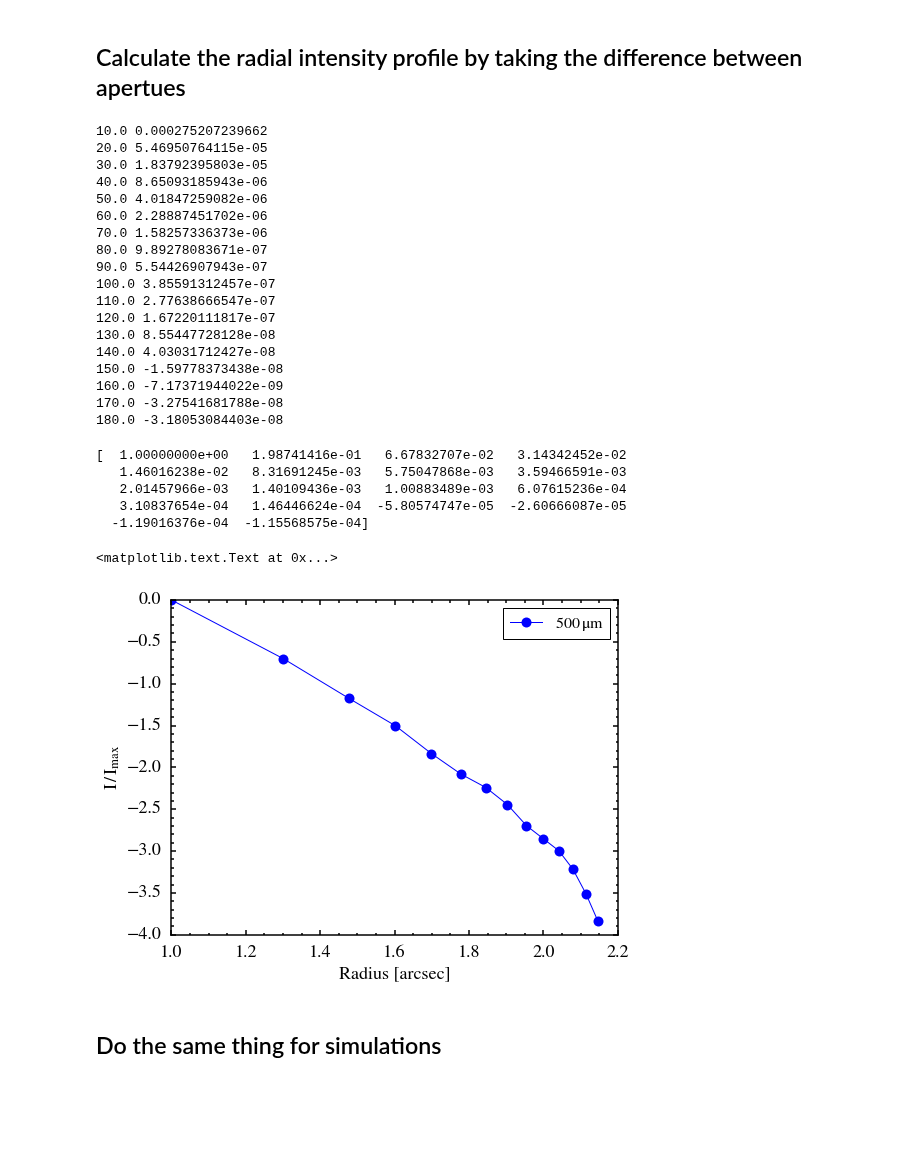
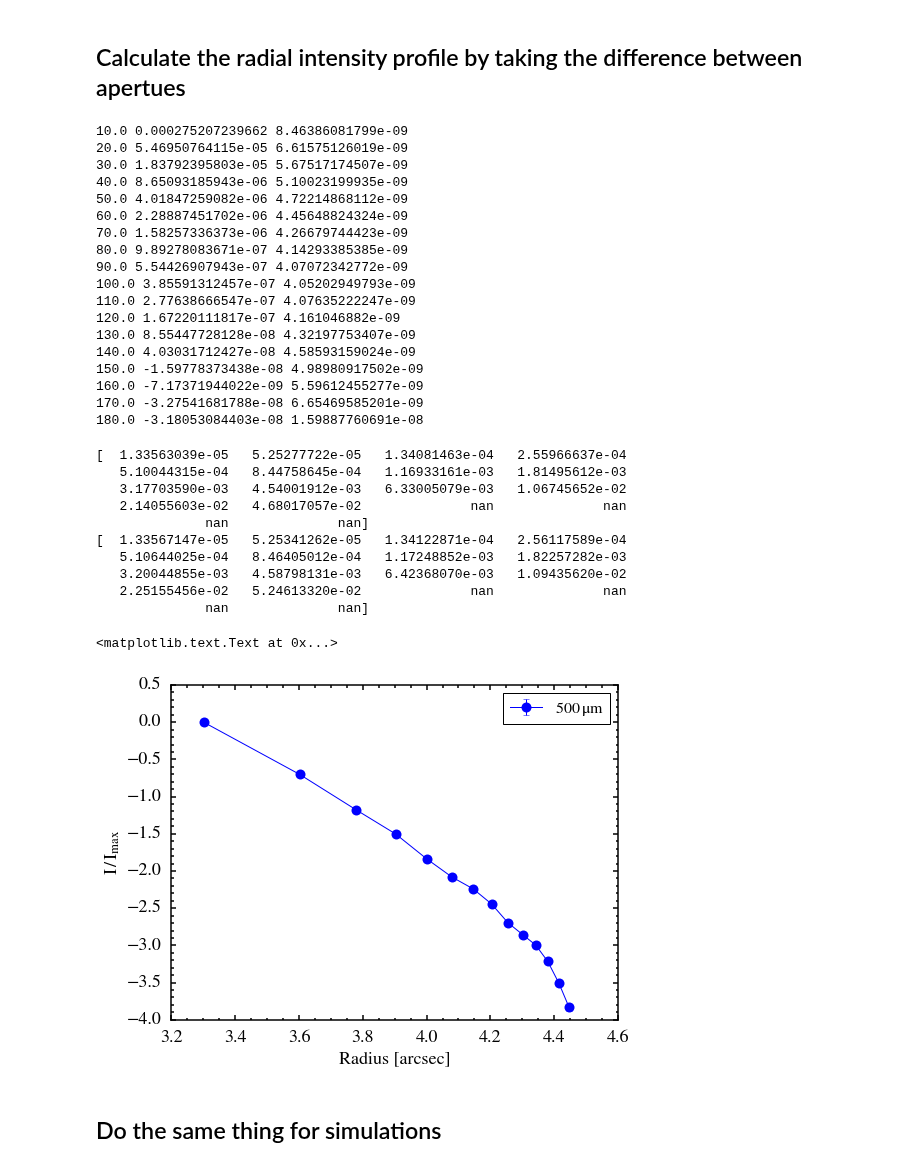
Before and after one commit to yaolun/misc, a Jupyter notebook: azimuthal_avg_image.ipynb, the cells around one changed output. Drawn from its saved outputs; the diff is of its cells as text; code cells hidden in the pictures; blank space fills up the shorter version.

Commit message:
add error bar

```diff
--- a/azimuthal_avg_image.ipynb
+++ b/azimuthal_avg_image.ipynb
@@ -24,6 +24,7 @@ im_hdu = fits.open('/Users/yaolun/bhr71/data/photometry/herschel_photometry/'+
 im_hdu = fits.open('/Users/yaolun/bhr71/data/photometry/herschel_photometry/'+
                '1342224922/level2/HPPPMAPR/hpacs1342224922_20hpppmapr_00_1431606963820.fits')
 im = im_hdu[1].data
+im_err = im_hdu[5].data
 w = wcs.WCS(im_hdu[1].header)
 
 coord = SkyCoord('12 01 36.3 -65 08 53.0', unit=(u.hourangle, u.deg))
@@ -36,57 +37,65 @@ factor = 1e6/4.25e10*abs(im_hdu[1].header['CDELT1']*im_hdu[1].header['CDELT2'])*
 annulus_width = 10
 r = np.arange(10, 200, annulus_width, dtype=float)
 I = np.empty_like(r[:-1])
+I_err = np.empty_like(r[:-1])
 
 # iteration
 for ir in range(len(r)-1):
     aperture = CircularAnnulus((pixcoord[0],pixcoord[1]), r_in=r[ir]/pix2arcsec, r_out=r[ir+1]/pix2arcsec)
 #     print aperture.r_in
-    phot = ap(im, aperture)
+    phot = ap(im, aperture, error=im_err)
     I[ir] = phot['aperture_sum'].data * factor / aperture.area()
-    print r[ir], I[ir]
+    I_err[ir] = phot['aperture_sum_err'].data * factor / aperture.area()
+    print r[ir], I[ir] , I_err[ir]
 # %% [output]
-10.0 0.000275207239662
-20.0 5.46950764115e-05
-30.0 1.83792395803e-05
-40.0 8.65093185943e-06
-50.0 4.01847259082e-06
-60.0 2.28887451702e-06
-70.0 1.58257336373e-06
-80.0 9.89278083671e-07
-90.0 5.54426907943e-07
-100.0 3.85591312457e-07
-110.0 2.77638666547e-07
-120.0 1.67220111817e-07
-130.0 8.55447728128e-08
-140.0 4.03031712427e-08
-150.0 -1.59778373438e-08
-160.0 -7.17371944022e-09
-170.0 -3.27541681788e-08
-180.0 -3.18053084403e-08
+10.0 0.000275207239662 8.46386081799e-09
+20.0 5.46950764115e-05 6.61575126019e-09
+30.0 1.83792395803e-05 5.67517174507e-09
+40.0 8.65093185943e-06 5.10023199935e-09
+50.0 4.01847259082e-06 4.72214868112e-09
+60.0 2.28887451702e-06 4.45648824324e-09
+70.0 1.58257336373e-06 4.26679744423e-09
+80.0 9.89278083671e-07 4.14293385385e-09
+90.0 5.54426907943e-07 4.07072342772e-09
+100.0 3.85591312457e-07 4.05202949793e-09
+110.0 2.77638666547e-07 4.07635222247e-09
+120.0 1.67220111817e-07 4.161046882e-09
+130.0 8.55447728128e-08 4.32197753407e-09
+140.0 4.03031712427e-08 4.58593159024e-09
+150.0 -1.59778373438e-08 4.98980917502e-09
+160.0 -7.17371944022e-09 5.59612455277e-09
+170.0 -3.27541681788e-08 6.65469585201e-09
+180.0 -3.18053084403e-08 1.59887760691e-08
-# %%
-print I/I.max()
-# %% [output]
-[  1.00000000e+00   1.98741416e-01   6.67832707e-02   3.14342452e-02
-   1.46016238e-02   8.31691245e-03   5.75047868e-03   3.59466591e-03
-   2.01457966e-03   1.40109436e-03   1.00883489e-03   6.07615236e-04
-   3.10837654e-04   1.46446624e-04  -5.80574747e-05  -2.60666087e-05
-  -1.19016376e-04  -1.15568575e-04]
 # %%
 fig = plt.figure(figsize=(8,6))
 ax = fig.add_subplot(111)
 
-i, = ax.plot(np.log10(r[:-1]), np.log10(I/I.max()), 'o-', mec='None', markersize=10)
+I_hi = np.log10((I+I_err)/I.max())-np.log10(I/I.max())
+I_low = np.log10(I/I.max())-np.log10((I-I_err)/I.max())
+
+i = ax.errorbar(np.log10(r[:-1]*dstar), np.log10(I/I.max()),
+                yerr=(I_low, I_hi), marker='o', linestyle='-', mec='None', markersize=10)
 
 ax.legend([i], [r'$\rm{500\,\mu m}$'], fontsize=16, numpoints=1, loc='upper right')
 [ax.spines[axis].set_linewidth(1.5) for axis in ['top','bottom','left','right']]
 ax.minorticks_on()
 ax.tick_params('both',labelsize=18,width=1.5,which='major',pad=10,length=5)
 ax.tick_params('both',labelsize=18,width=1.5,which='minor',pad=10,length=2.5)
 ax.set_xlabel('Radius [arcsec]', fontsize=18)
 ax.set_ylabel(r'$\rm{I\,/\,I_{max}}$', fontsize=18)
 # %% [output]
-<matplotlib.text.Text at 0x...>
+[  1.33563039e-05   5.25277722e-05   1.34081463e-04   2.55966637e-04
+   5.10044315e-04   8.44758645e-04   1.16933161e-03   1.81495612e-03
+   3.17703590e-03   4.54001912e-03   6.33005079e-03   1.06745652e-02
+   2.14055603e-02   4.68017057e-02              nan              nan
+              nan              nan]
+[  1.33567147e-05   5.25341262e-05   1.34122871e-04   2.56117589e-04
+   5.10644025e-04   8.46405012e-04   1.17248852e-03   1.82257282e-03
+   3.20044855e-03   4.58798131e-03   6.42368070e-03   1.09435620e-02
+   2.25155456e-02   5.24613320e-02              nan              nan
+              nan              nan]
+<matplotlib.text.Text at 0x...>
-[figure, old version]
+[figure, new version]
 # %% [markdown]
 ## Do the same thing for simulations
 # %%
```
Also changed, not shown: parts of 3 cells of this notebook, 1 other file.
